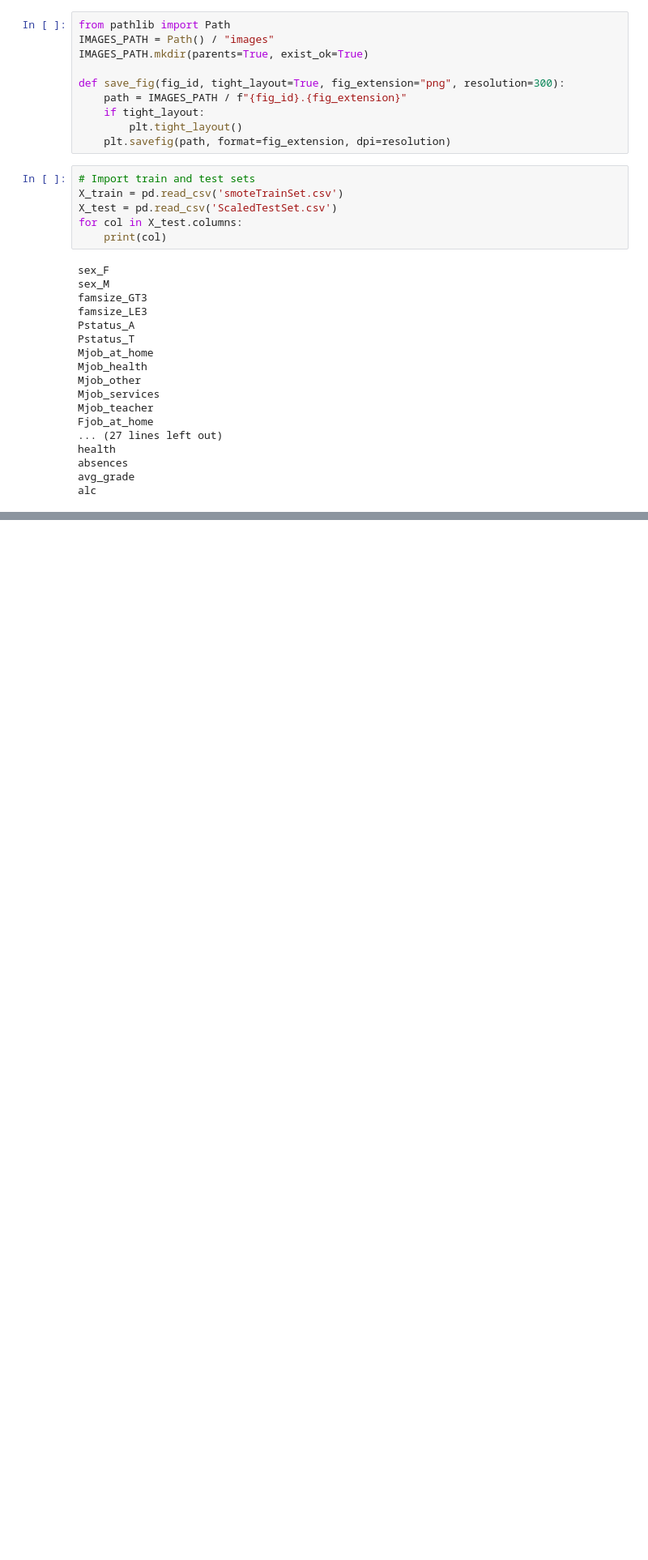
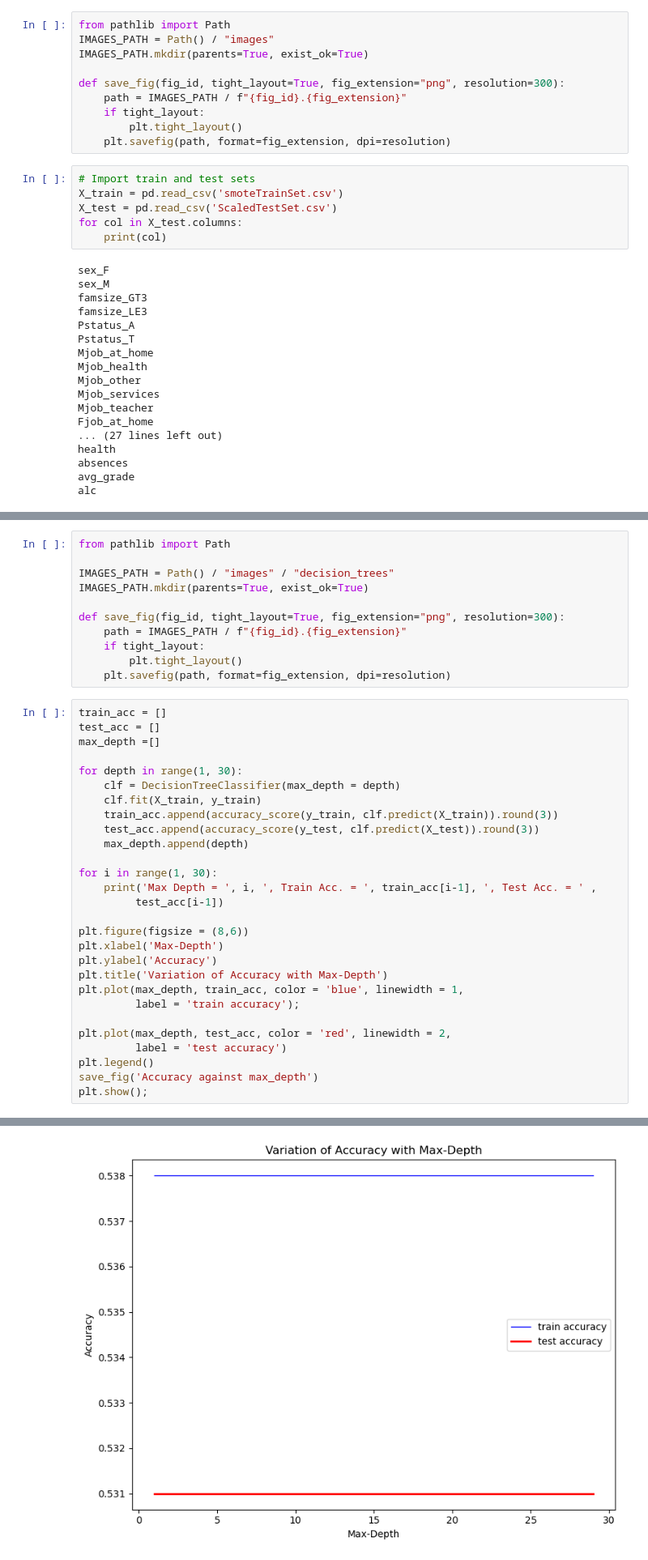
Before and after one commit to NafisFaiyaz007/CSE-445-Machine-learning_Predicting-Risky-Alcohol-Consumption-among-Students, a Jupyter notebook: Research Question 5.ipynb, the cells around one changed output, grey strips where cells are left out. Shown at 81% size. Drawn from its saved outputs; the diff is of its cells as text; blank space fills up the shorter version.

```diff
--- a/Research Question 5.ipynb
+++ b/Research Question 5.ipynb
@@ -47,0 +134,40 @@ alc
+# %%
+from pathlib import Path
+
+IMAGES_PATH = Path() / "images" / "decision_trees"
+IMAGES_PATH.mkdir(parents=True, exist_ok=True)
+
+def save_fig(fig_id, tight_layout=True, fig_extension="png", resolution=300):
+    path = IMAGES_PATH / f"{fig_id}.{fig_extension}"
+    if tight_layout:
+        plt.tight_layout()
+    plt.savefig(path, format=fig_extension, dpi=resolution)
+# %%
+train_acc = []
+test_acc = []
+max_depth =[]
+
+for depth in range(1, 30):
+    clf = DecisionTreeClassifier(max_depth = depth)
+    clf.fit(X_train, y_train)
+    train_acc.append(accuracy_score(y_train, clf.predict(X_train)).round(3))
+    test_acc.append(accuracy_score(y_test, clf.predict(X_test)).round(3))
+    max_depth.append(depth)
+
+for i in range(1, 30):
+    print('Max Depth = ', i, ', Train Acc. = ', train_acc[i-1], ', Test Acc. = ' ,
+         test_acc[i-1])
+
+plt.figure(figsize = (8,6))
+plt.xlabel('Max-Depth')
+plt.ylabel('Accuracy')
+plt.title('Variation of Accuracy with Max-Depth')
+plt.plot(max_depth, train_acc, color = 'blue', linewidth = 1,
+         label = 'train accuracy');
+
+plt.plot(max_depth, test_acc, color = 'red', linewidth = 2,
+         label = 'test accuracy')
+plt.legend()
+save_fig('Accuracy against max_depth')
+plt.show();
+# %% [output]
@@ -47,0 +191 @@ alc
+[figure, added]
```
Also changed, not shown: parts of 41 cells of this notebook, 2 other files.
